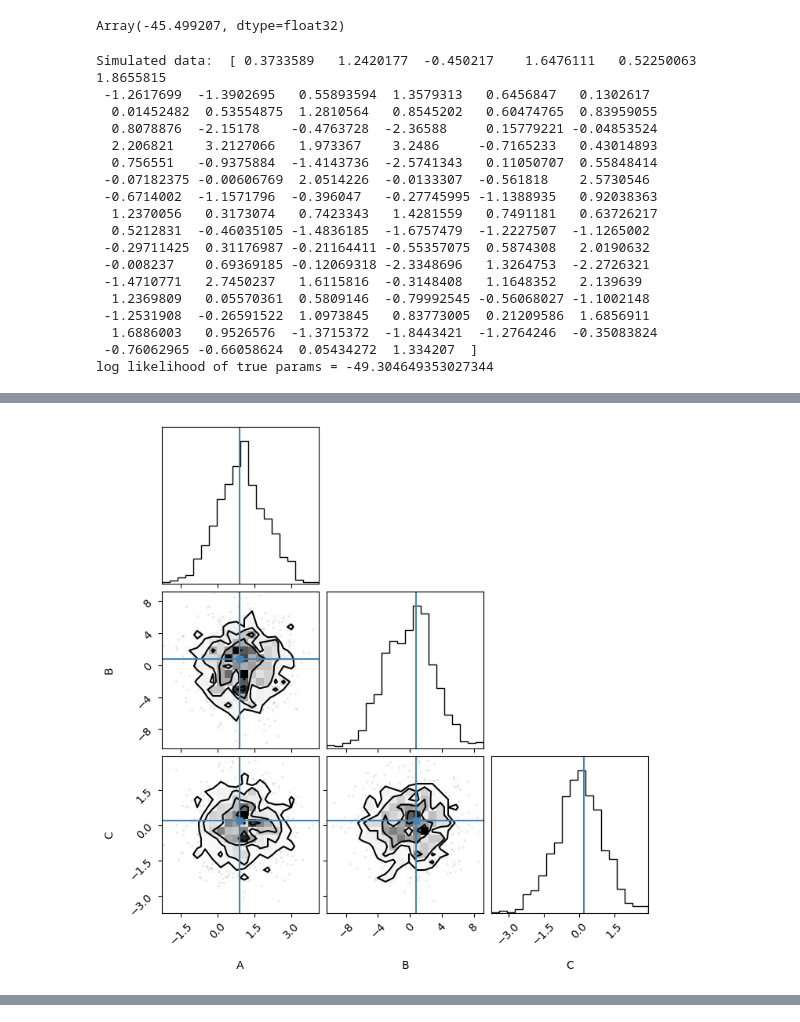
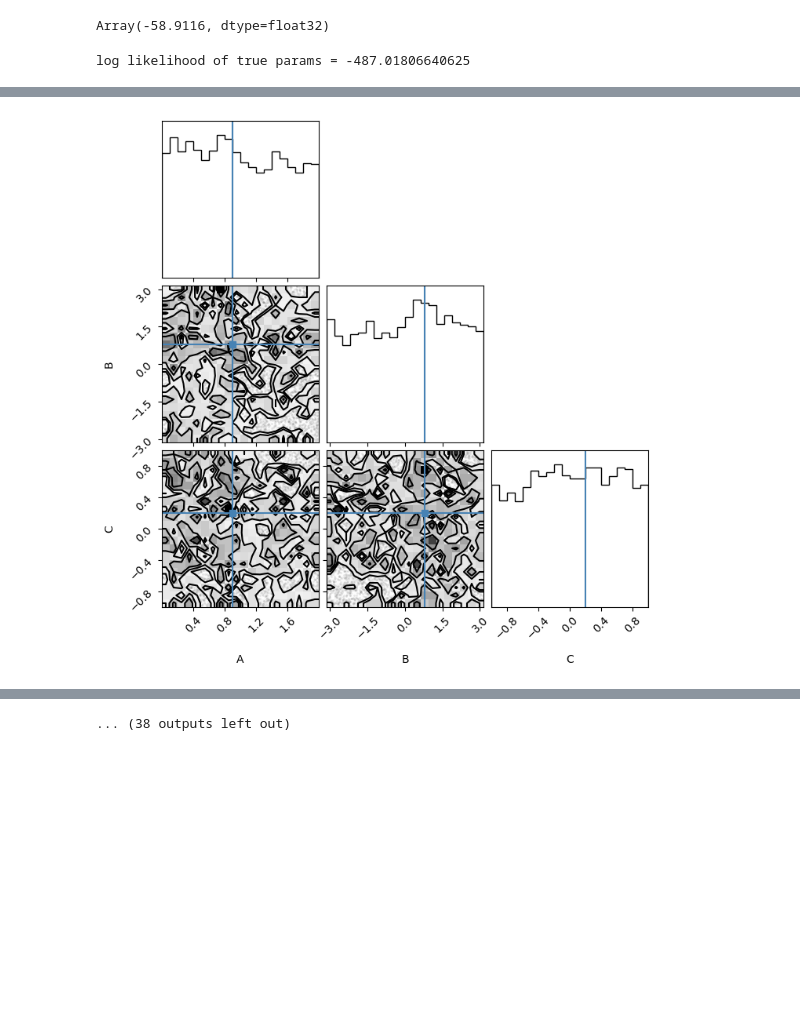
Before and after one commit to dominika-zieba/VI, a Jupyter notebook: sine_in_noise_vi.ipynb, the cells around one changed output, grey strips where cells are left out. Drawn from its saved outputs; the diff is of its cells as text; code cells hidden in the pictures; blank space fills up the shorter version.

Commit message:
fixed loglikelihood calculation in  basic sine in noise

```diff
--- a/sine_in_noise_vi.ipynb
+++ b/sine_in_noise_vi.ipynb
@@ -85,6 +22,6 @@ def make_flow_model(
 # %%
 def model_sine(x, a, b, c):        #data model with parameters theta=(a,b,c)
-    return a*jnp.sin(50*x+b)+c
+    return a*jnp.sin(2*np.pi*x+b)+c           #sine with frequency 1
 
 def simulate_data(model, theta, sigma_noise, n_data_points):
     x_vec = jnp.linspace(0, 1, n_data_points)
@@ -113,37 +50,38 @@ Array(-45.499207, dtype=float32)
 # %%
 log_L([0.9,0.8,0.2], data, 1., 100)
 # %% [output]
-Array(-45.499207, dtype=float32)
+Array(-58.9116, dtype=float32)
 # %%
 #@jax.jit
 
 # likelihood function
 class LogL(object):
 
-    def __init__(self, true_gw_params = dict(A=0.9,B=0.8,C=0.2)):
+    def __init__(self, true_gw_params = dict(A=0.9,B=0.8,C=0.2), sigma_noise = 1., n_data_points=1000):
 
         self.true_gw_params = true_gw_params
-        self.data = simulate_data(model_sine, [true_gw_params['A'],true_gw_params['B'], true_gw_params['C']], sigma_noise=1., n_data_points=100)
-        self.bounds = dict(
+        self.sigma_noise = sigma_noise
+        self.x_vec = np.linspace(0, 1, n_data_points)
+        self.data = simulate_data(model_sine, [true_gw_params['A'],true_gw_params['B'], true_gw_params['C']], sigma_noise, n_data_points)
+
+        self.bounds = dict(          #not used anywhere
             A = [0.,2.],
             B = [-jnp.pi, jnp.pi],
             C = [-1., 1.],
         )
 
+    def __call__(self, gw_params):
+        model_signal = model_sine(self.x_vec, gw_params['A'], gw_params['B'], gw_params['C'])
+        residuals = jnp.array(self.data-model_signal)
 
-    def __call__(self, gw_params):
-        x_vec = np.linspace(0, 1, 100)
-        residuals = jnp.array(self.data-model_sine(x_vec, gw_params['A'], gw_params['B'], gw_params['C']))
-        sigma_noise=1.
-
-        return -1/(2*sigma_noise**2) * jnp.sum(residuals**2)
+        return -1/(2*self.sigma_noise**2) * jnp.sum(residuals**2)
 
     @property
     def gw_params(self):
         gw_params = ['A','B','C']
         return gw_params
 
-    def array_to_phys(self, x: Array) -> dict:
+    def array_to_phys(self, x: Array) -> dict:           #transformation from the domain of the flow to
         p = dict()
         p['A']=x[:,0]+1  #0 to 2
         p['B']=x[:,1]*jnp.pi   #-pi to pi
@@ -195,9 +133,6 @@ if __name__ == '__main__':
 
 
     log_l = LogL()
-
-
-    print('Simulated data: ',log_l.data)
 
     # Test likelihood
     l = log_l(log_l.true_gw_params)
@@ -213,7 +148,7 @@ if __name__ == '__main__':
     # perform variational inference
     epochs = 1000
     loss = dict(train=[], val=[])
-    Nsamps = 100
+    Nsamps = 1000
 
     learning_rate = 0.01
     optimiser = optax.adam(learning_rate)              #stochastic gradient descent
@@ -259,21 +194,4 @@ if __name__ == '__main__':
     plt.show()
     plt.savefig(f'posterior_${epochs}.png')
 # %% [output]
-Simulated data:  [ 0.3733589   1.2420177  -0.450217    1.6476111   0.52250063  1.8655815
- -1.2617699  -1.3902695   0.55893594  1.3579313   0.6456847   0.1302617
-  0.01452482  0.53554875  1.2810564   0.8545202   0.60474765  0.83959055
-  0.8078876  -2.15178    -0.4763728  -2.36588     0.15779221 -0.04853524
-  2.206821    3.2127066   1.973367    3.2486     -0.7165233   0.43014893
-  0.756551   -0.9375884  -1.4143736  -2.5741343   0.11050707  0.55848414
- -0.07182375 -0.00606769  2.0514226  -0.0133307  -0.561818    2.5730546
- -0.6714002  -1.1571796  -0.396047   -0.27745995 -1.1388935   0.92038363
-  1.2370056   0.3173074   0.7423343   1.4281559   0.7491181   0.63726217
-  0.5212831  -0.46035105 -1.4836185  -1.6757479  -1.2227507  -1.1265002
- -0.29711425  0.31176987 -0.21164411 -0.55357075  0.5874308   2.0190632
- -0.008237    0.69369185 -0.12069318 -2.3348696   1.3264753  -2.2726321
- -1.4710771   2.7450237   1.6115816  -0.3148408   1.1648352   2.139639
-  1.2369809   0.05570361  0.5809146  -0.79992545 -0.56068027 -1.1002148
- -1.2531908  -0.26591522  1.0973845   0.83773005  0.21209586  1.6856911
-  1.6886003   0.9526576  -1.3715372  -1.8443421  -1.2764246  -0.35083824
- -0.76062965 -0.66058624  0.05434272  1.334207  ]
-log likelihood of true params = -49.304649353027344
+log likelihood of true params = -487.01806640625
@@ -281 +199 @@ Epoch 0, loss 206.27322387695312
-[figure, old version]
+[figure, new version]
@@ -291,0 +213 @@ Epoch 250, loss 87.81365966796875
+... (38 outputs left out)
```
Also changed, not shown: parts of 4 cells of this notebook.
